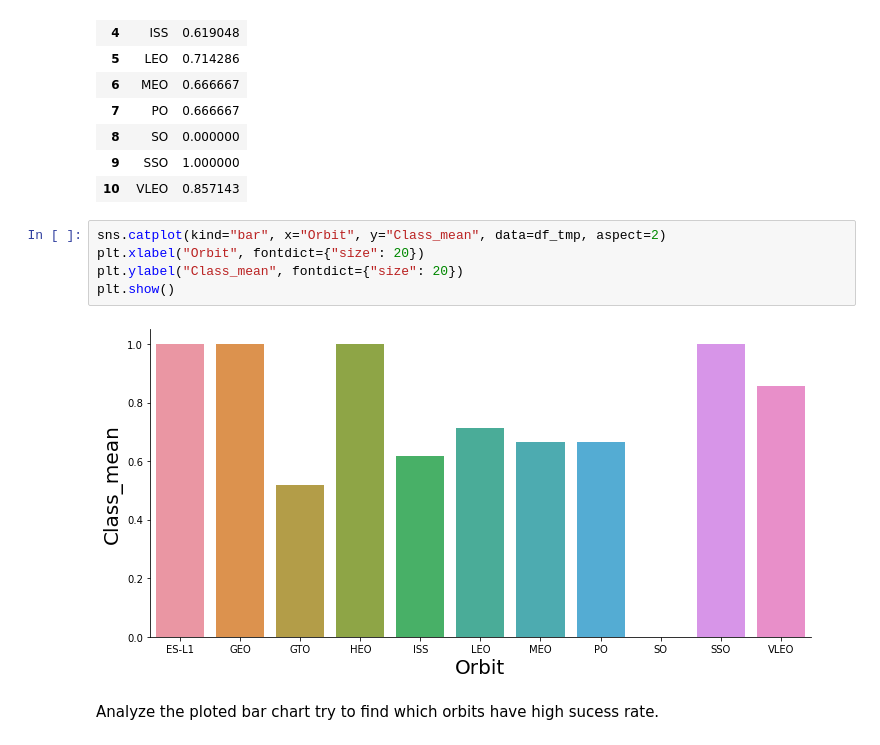
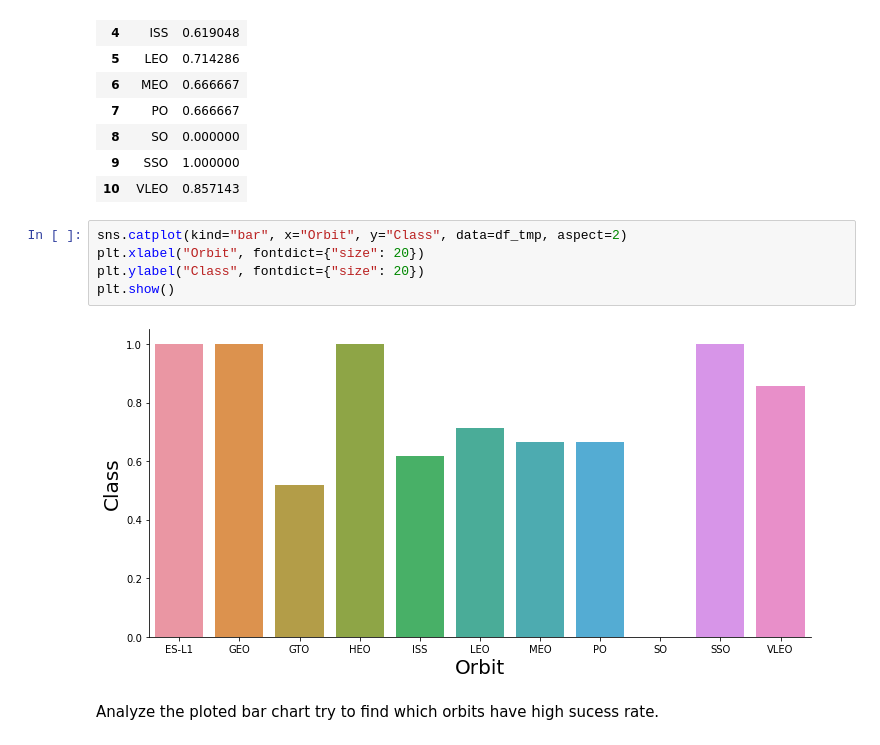
Before and after one commit to hughengwu/Applied-Data-Science-Capstone, a Jupyter notebook: jupyter-labs-eda-dataviz.ipynb, the cells around one changed output. Cells and saved outputs as stored; diff of their text form.

```diff
--- a/jupyter-labs-eda-dataviz.ipynb
+++ b/jupyter-labs-eda-dataviz.ipynb
@@ -149,12 +149,12 @@ df_tmp
 | 9 | SSO | 1.000000 |
 | 10 | VLEO | 0.857143 |
 # %%
-sns.catplot(kind="bar", x="Orbit", y="Class_mean", data=df_tmp, aspect=2)
+sns.catplot(kind="bar", x="Orbit", y="Class", data=df_tmp, aspect=2)
 plt.xlabel("Orbit", fontdict={"size": 20})
-plt.ylabel("Class_mean", fontdict={"size": 20})
+plt.ylabel("Class", fontdict={"size": 20})
 plt.show()
 # %% [output]
-[figure, old version]
+[figure, new version]
 # %% [markdown]
 Analyze the ploted bar chart try to find which orbits have high sucess rate.
 # %% [markdown]
```
Also changed, not shown: parts of 3 cells of this notebook.
